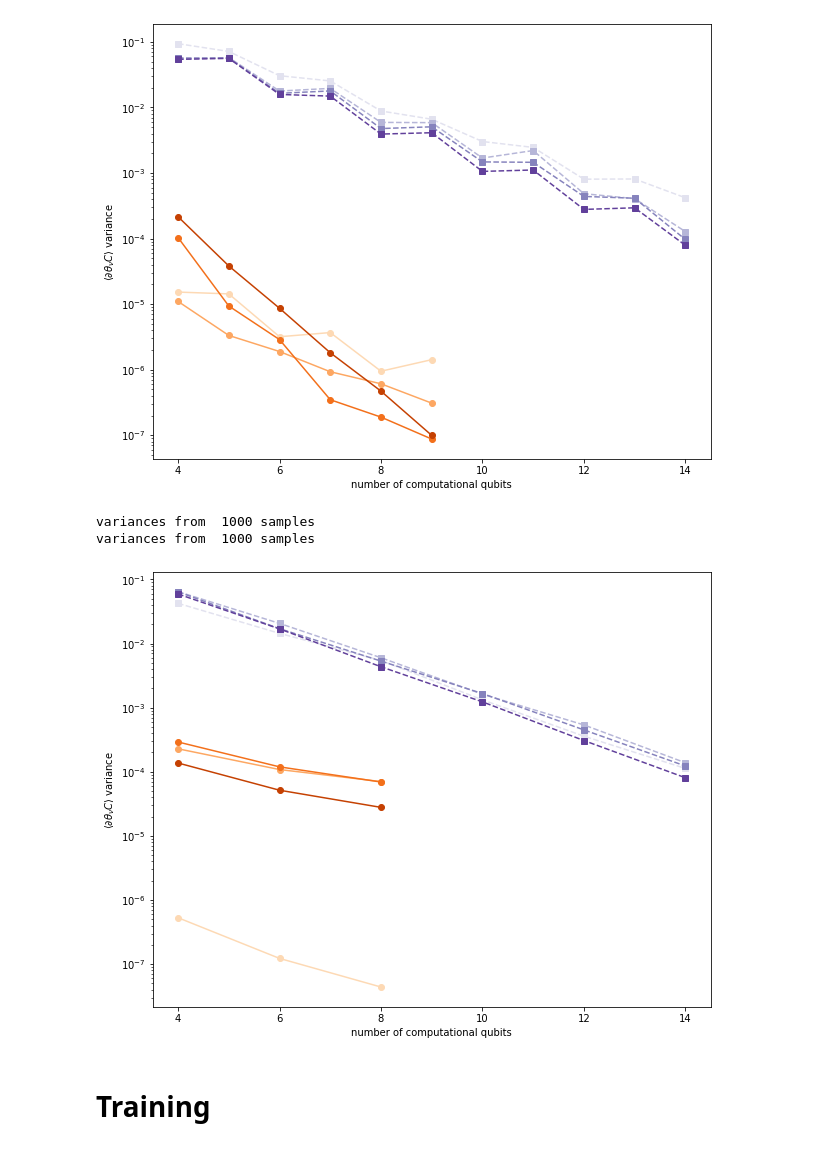
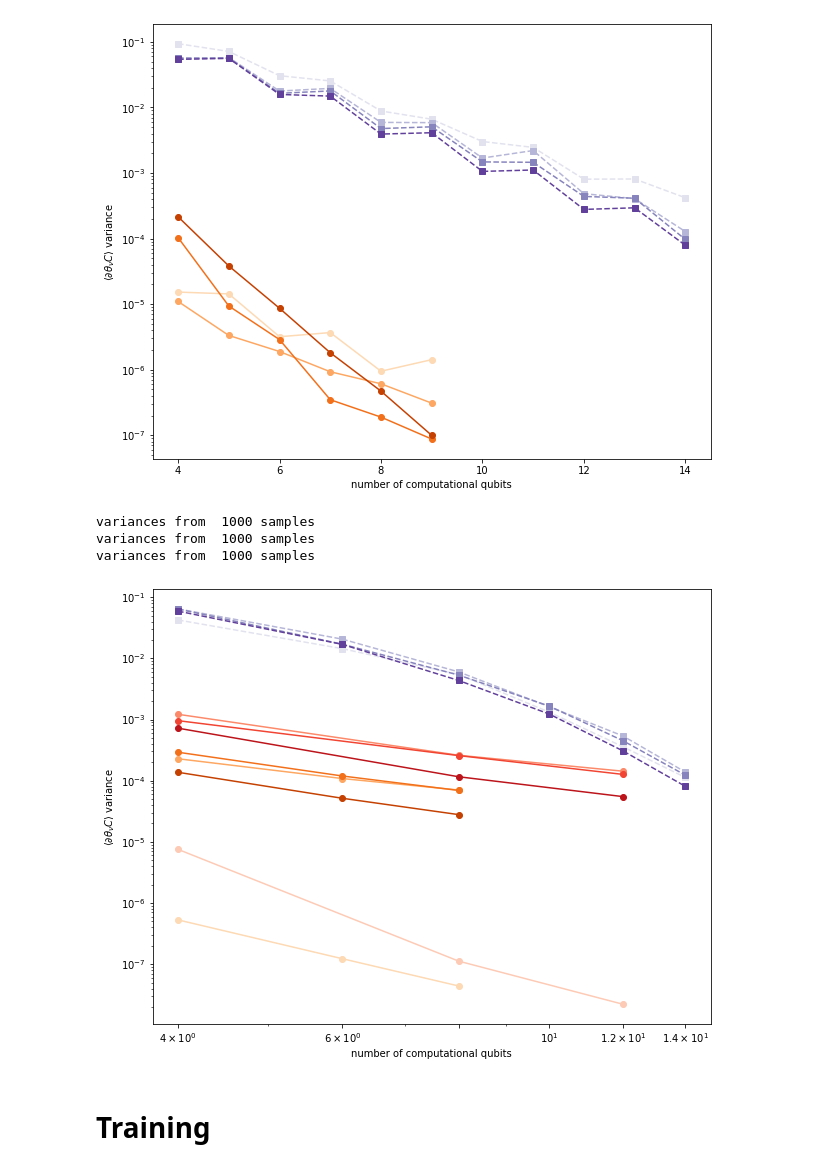
Before and after one commit to SimonCichy/barren-gadgets, a Jupyter notebook: plotting/relevant_results_new_gadgets.ipynb, the cells around one changed output. Cells and saved outputs as stored; diff of their text form; code cells hidden in the pictures.

Commit message:
variances for "corrected" ALA
Changed the ansatz definition s.t. the coupling gates and rotations form a nice brick layout. Instead of coupling all qubits at each layer (in a ladder form) they are coupled pairwise

```diff
--- a/plotting/relevant_results_new_gadgets.ipynb
+++ b/plotting/relevant_results_new_gadgets.ipynb
@@ -207,33 +207,35 @@ variances from  1000 samples
 # %%
 file_comp = data_folder + 'gradients/220810/gradients_nr0001.npz'
 file_gad3 = data_folder + 'gradients/220810/gradients_nr0002.npz'
-# file_gad4 = data_folder + 'gradients/220728_euler/gradients_nr0001_merge.npz'
+file_gad4 = data_folder + 'gradients/220811/gradients_nr0001.npz'
+gtype = 'last comp'
 
 plt.rcParams["figure.figsize"] = 10, 8
 fig, ax = plt.subplots(num=2, clear=True)
 
-qubits_list, norms_list, variances_list = get_vars_for_plot(file_comp, gradient_type='last comp')
+qubits_list, norms_list, variances_list = get_vars_for_plot(file_comp, gradient_type=gtype)
 for line in range(len(variances_list)):
     normalized_variances = variances_list[line]/norms_list**2
-    ax.semilogy(qubits_list, normalized_variances, "--s", c=colours[0][line])
+    ax.loglog(qubits_list, normalized_variances, "--s", c=colours[0][line])
 
-qubits_list, norms_list, variances_list = get_vars_for_plot(file_gad3, gradient_type='last comp')
+qubits_list, norms_list, variances_list = get_vars_for_plot(file_gad3, gradient_type=gtype)
 for line in range(len(variances_list)):
     normalized_variances = variances_list[line]/norms_list**2
-    ax.semilogy(qubits_list, normalized_variances, "-o", c=colours[2][line])
+    ax.loglog(qubits_list, normalized_variances, "-o", c=colours[2][line])
 
-# qubits_list, norms_list, variances_list = get_vars_for_plot(file_gad4)
-# for line in range(len(variances_list)):
-#     normalized_variances = variances_list[line]/norms_list**2
-#     ax.semilogy(qubits_list, normalized_variances, "-o", c=colours[3][line])
+qubits_list, norms_list, variances_list = get_vars_for_plot(file_gad4, gradient_type=gtype)
+for line in range(len(variances_list)):
+    normalized_variances = variances_list[line]/norms_list**2
+    ax.loglog(qubits_list, normalized_variances, "-o", c=colours[3][line])
 
 ax.set_xlabel(r"number of computational qubits")
 ax.set_ylabel(r"$\langle \partial \theta_{\nu} C\rangle$ variance")
 ax.xaxis.set_major_locator(MaxNLocator(integer=True))
 # %% [output]
 variances from  1000 samples
 variances from  1000 samples
+variances from  1000 samples
-[figure, old version]
+[figure, new version]
 # %% [markdown]
 Training
 =======
```
